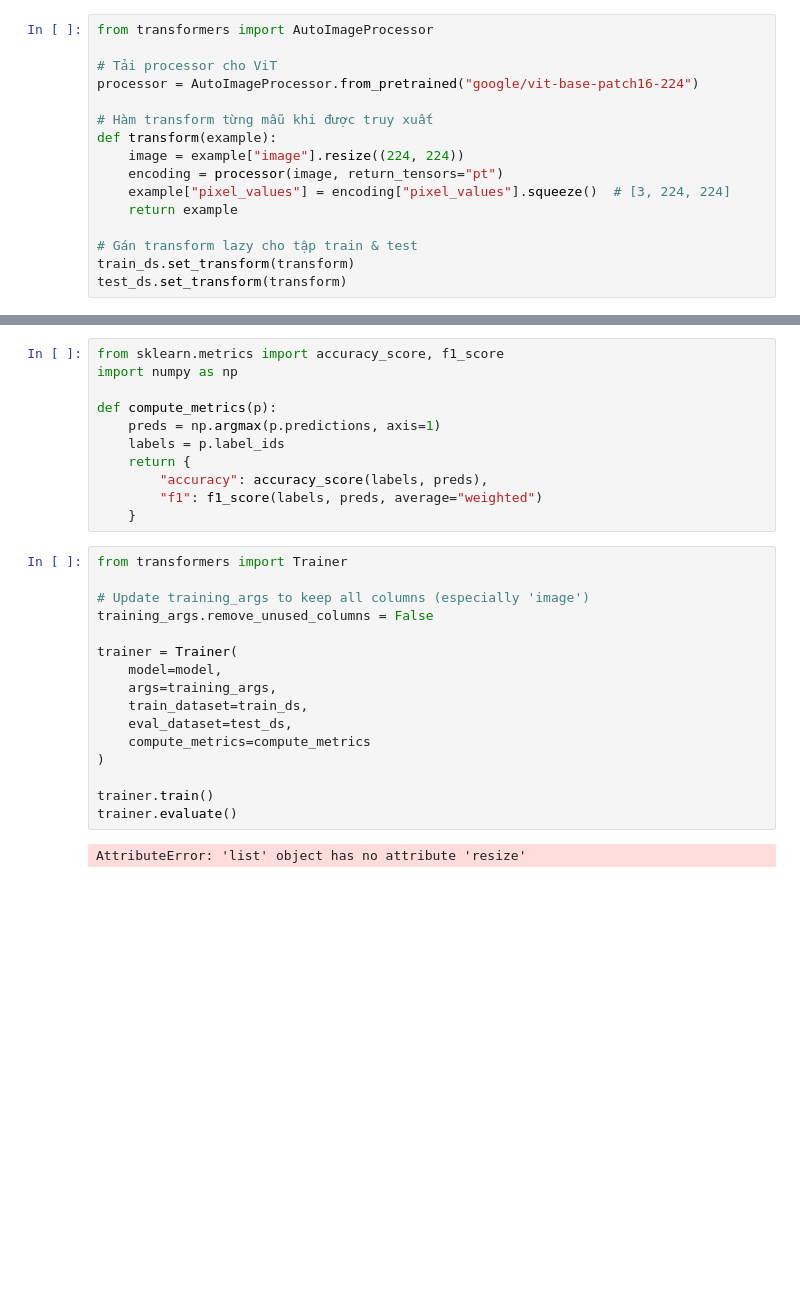
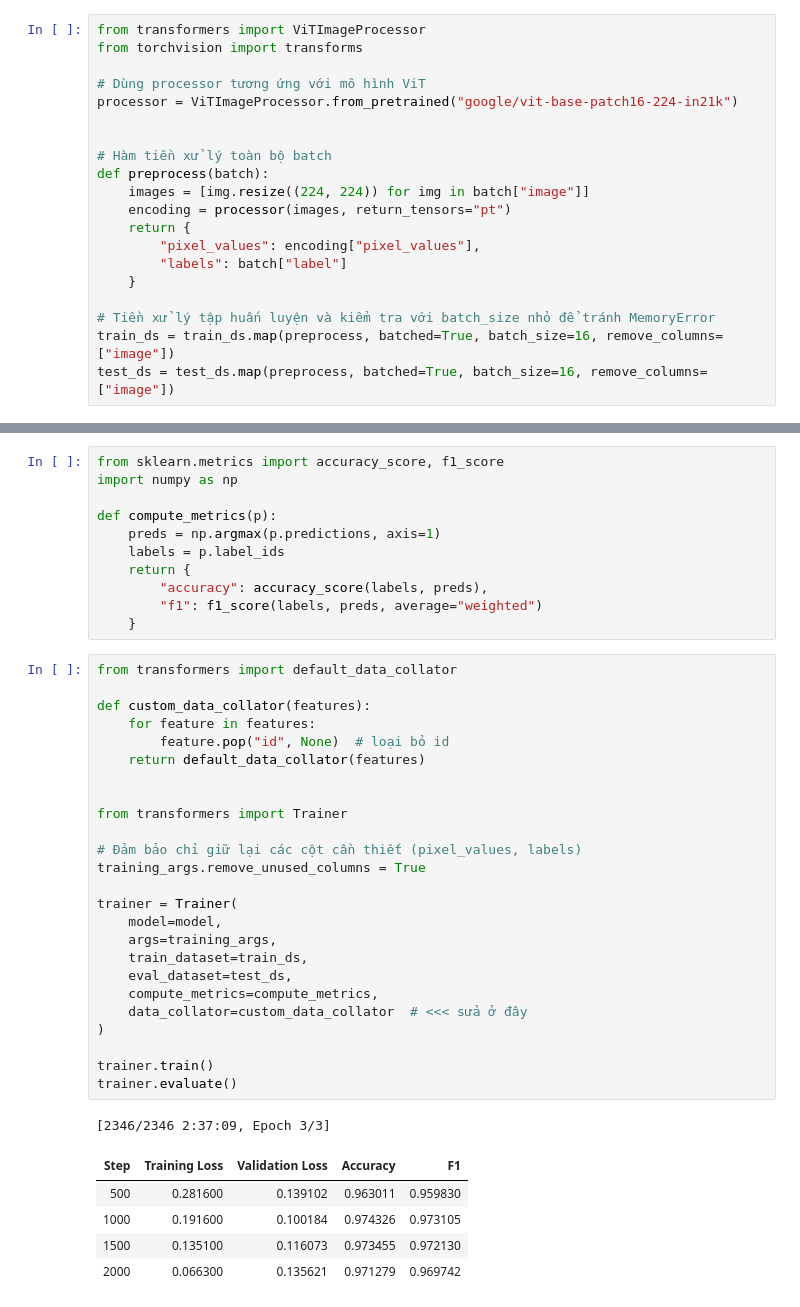
Before and after one commit to ngvann1110/task1, a Jupyter notebook: classify.ipynb, the cells around one changed output, grey strips where cells are left out. Cells and saved outputs as stored; diff of their text form; blank space fills up the shorter version.

```diff
--- a/classify.ipynb
+++ b/classify.ipynb
@@ -51,18 +50,22 @@ label_names = {
     1: "Roadwork"
 }
 # %%
-from transformers import AutoImageProcessor
+from transformers import ViTImageProcessor
+from torchvision import transforms
 
-# Tải processor cho ViT
-processor = AutoImageProcessor.from_pretrained("google/vit-base-patch16-224")
+# Dùng processor tương ứng với mô hình ViT
+processor = ViTImageProcessor.from_pretrained("google/vit-base-patch16-224-in21k")
 
-# Hàm transform từng mẫu khi được truy xuất
-def transform(example):
-    image = example["image"].resize((224, 224))
-    encoding = processor(image, return_tensors="pt")
-    example["pixel_values"] = encoding["pixel_values"].squeeze()  # [3, 224, 224]
-    return example
 
-# Gán transform lazy cho tập train & test
-train_ds.set_transform(transform)
-test_ds.set_transform(transform)
+# Hàm tiền xử lý toàn bộ batch
+def preprocess(batch):
+    images = [img.resize((224, 224)) for img in batch["image"]]
+    encoding = processor(images, return_tensors="pt")
+    return {
+        "pixel_values": encoding["pixel_values"],
+        "labels": batch["label"]
+    }
+
+# Tiền xử lý tập huấn luyện và kiểm tra với batch_size nhỏ để tránh MemoryError
+train_ds = train_ds.map(preprocess, batched=True, batch_size=16, remove_columns=["image"])
+test_ds = test_ds.map(preprocess, batched=True, batch_size=16, remove_columns=["image"])
@@ -120,20 +159,34 @@ def compute_metrics(p):
         "f1": f1_score(labels, preds, average="weighted")
     }
 # %%
+from transformers import default_data_collator
+
+def custom_data_collator(features):
+    for feature in features:
+        feature.pop("id", None)  # loại bỏ id
+    return default_data_collator(features)
+
+
 from transformers import Trainer
 
-# Update training_args to keep all columns (especially 'image')
-training_args.remove_unused_columns = False
+# Đảm bảo chỉ giữ lại các cột cần thiết (pixel_values, labels)
+training_args.remove_unused_columns = True
 
 trainer = Trainer(
     model=model,
     args=training_args,
     train_dataset=train_ds,
     eval_dataset=test_ds,
-    compute_metrics=compute_metrics
+    compute_metrics=compute_metrics,
+    data_collator=custom_data_collator  # <<< sửa ở đây
 )
 
 trainer.train()
 trainer.evaluate()
 # %% [output]
-AttributeError: 'list' object has no attribute 'resize'
+[2346/2346 2:37:09, Epoch 3/3]
+| Step | Training Loss | Validation Loss | Accuracy | F1 |
+| 500 | 0.281600 | 0.139102 | 0.963011 | 0.959830 |
+| 1000 | 0.191600 | 0.100184 | 0.974326 | 0.973105 |
+| 1500 | 0.135100 | 0.116073 | 0.973455 | 0.972130 |
+| 2000 | 0.066300 | 0.135621 | 0.971279 | 0.969742 |
```
Also changed, not shown: parts of 10 cells of this notebook.
